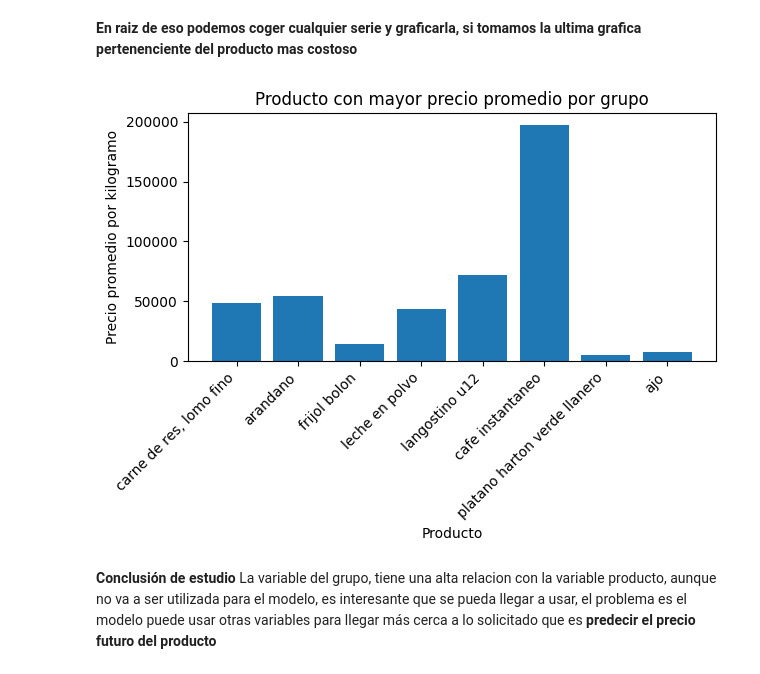
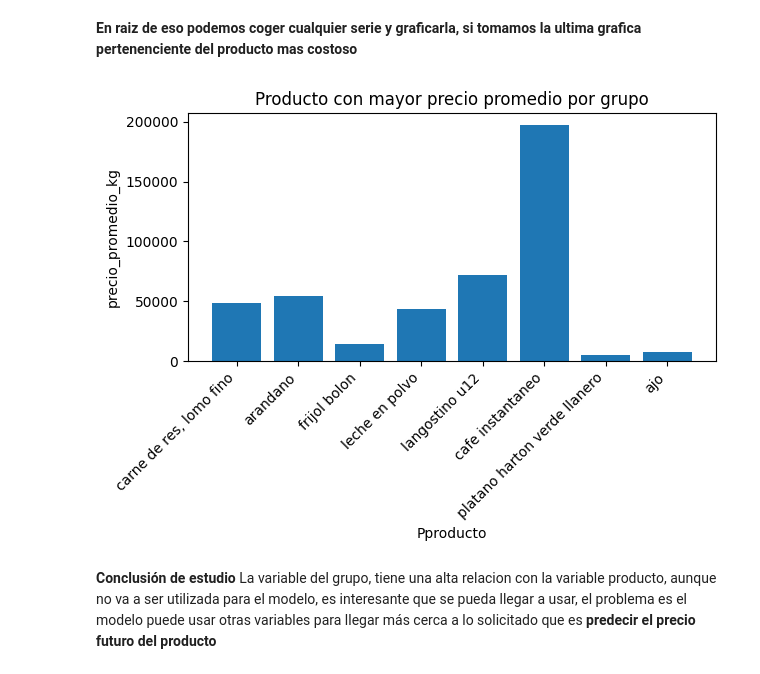
Before and after one commit to daniel-barona/proyecto_ciencia_datos, a Jupyter notebook: src/03_EDA.ipynb, the cells around one changed output. Saved outputs shown, nothing was run; the diff lists cells and outputs as text; code cells hidden in the pictures.

```diff
--- a/src/03_EDA.ipynb
+++ b/src/03_EDA.ipynb
@@ -186,13 +186,13 @@ Ahora se puede ver el producto más costoso (por promedio) por cada grupo en el
 **El producto mas frecuente, puede es el más costoso (en promedio), o cual es?**
 # %%
 productoCaroDelGrupo2026 = (
-    df[df["Fecha"].dt.year == 2026]
-      .groupby(['Grupo', 'Producto'])['Precio promedio por kilogramo*']
+    df[df["fecha"].dt.year == 2026]
+      .groupby(['grupo', 'producto'])['precio_promedio_kg']
       .mean()
       .round(2)
       .reset_index(name='Precio_Promedio')
-      .sort_values(['Grupo', 'Precio_Promedio'], ascending=[True, False])
-      .groupby('Grupo')
+      .sort_values(['grupo', 'Precio_Promedio'], ascending=[True, False])
+      .groupby('grupo')
       .head(1)
 )
 productoCaroDelGrupo2026
@@ -212,17 +212,17 @@ El promedio se realiza por que se puede presentar que un producto que presenta u
 **En raiz de eso podemos coger cualquier serie y graficarla, si tomamos la ultima grafica pertenenciente del producto mas costoso**
 # %%
 plt.bar(
-    productoCaroDelGrupo2026['Producto'],
+    productoCaroDelGrupo2026['producto'],
     productoCaroDelGrupo2026['Precio_Promedio']
 )
 plt.title('Producto con mayor precio promedio por grupo')
-plt.xlabel('Producto')
-plt.ylabel('Precio promedio por kilogramo')
+plt.xlabel('Pproducto')
+plt.ylabel('precio_promedio_kg')
 plt.xticks(rotation=45, ha='right')
 plt.tight_layout()
 plt.show()
 # %% [output]
-[figure, old version]
+[figure, new version]
 # %% [markdown]
 **Conclusión de estudio** La variable del grupo, tiene una alta relacion con la variable producto, aunque no va a ser utilizada para el modelo, es interesante que se pueda llegar a usar, el problema es el modelo puede usar otras variables para llegar más cerca a lo solicitado que es **predecir el precio futuro del producto**
 # %% [markdown]
```
Also changed, not shown: parts of 20 cells of this notebook.
